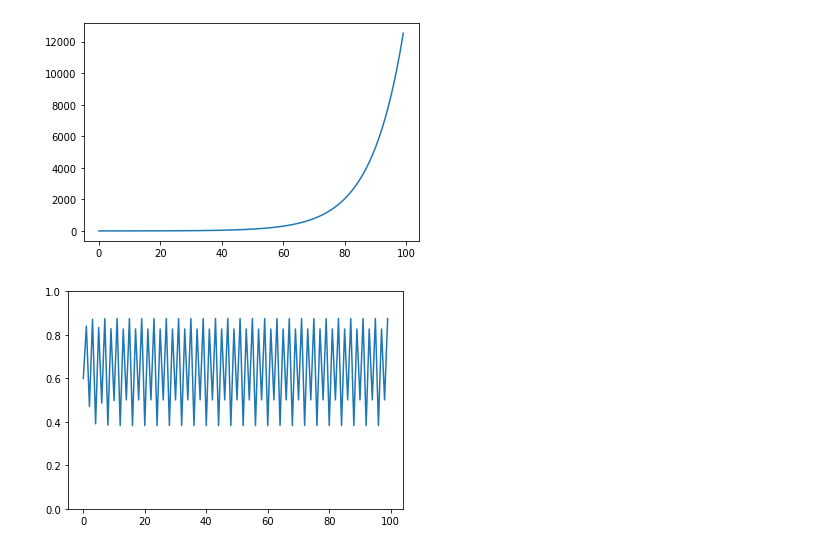
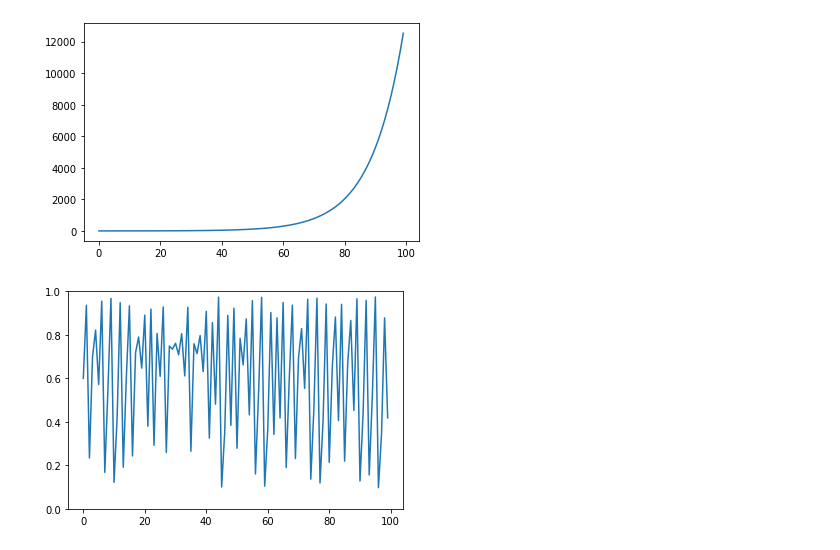
Before and after one commit to kfilpo/BIO-336-S20, a Jupyter notebook: 022_growth_models.ipynb, the cells around one changed output. Drawn from its saved outputs; the diff is of its cells as text; code cells hidden in the pictures.

```diff
--- a/022_growth_models.ipynb
+++ b/022_growth_models.ipynb
@@ -19,14 +19,14 @@ plt.plot(x);
 # %%
 #logistic grown model
 
 nsteps = 100
 x = np.zeros(nsteps)
 x[0] = 0.6             #population size
-r = 3.5                  #rate of population change - growth and deaths
+r = 3.9                   #rate of population change - growth and deaths
 for i in range(1,nsteps):
     x[i]= r*x[i-1]*(1-x[i-1])
 
 plt.plot(x);
 plt.ylim((0,1));       #make axis between 0 and 1
 # %% [output]
-[figure, old version]
+[figure, new version]
```
